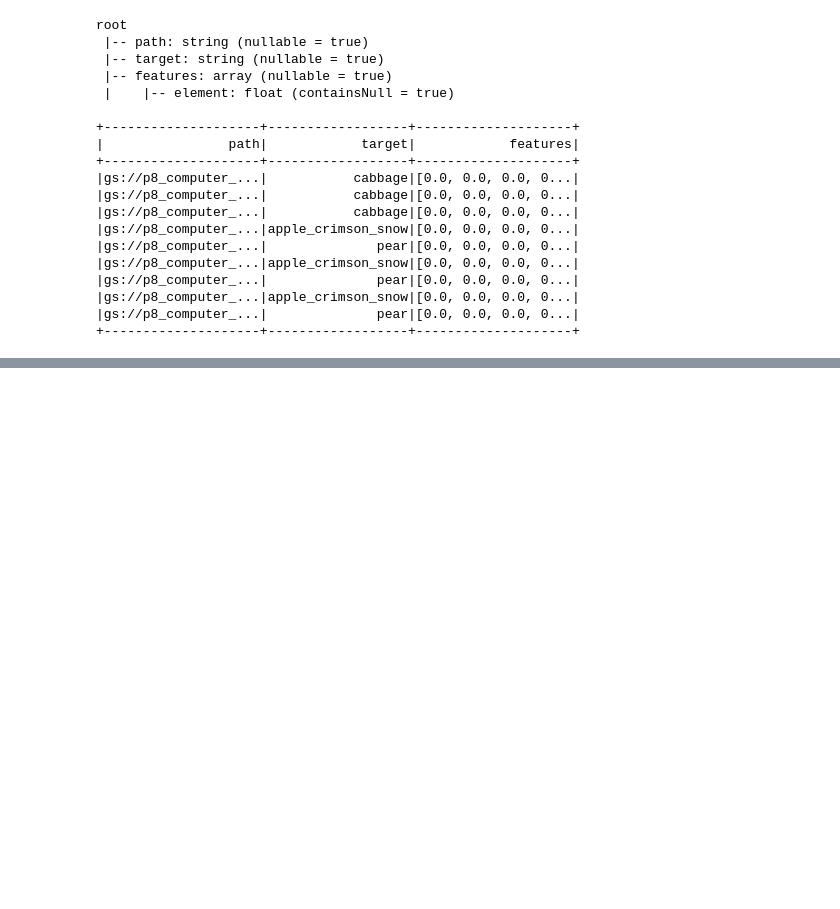
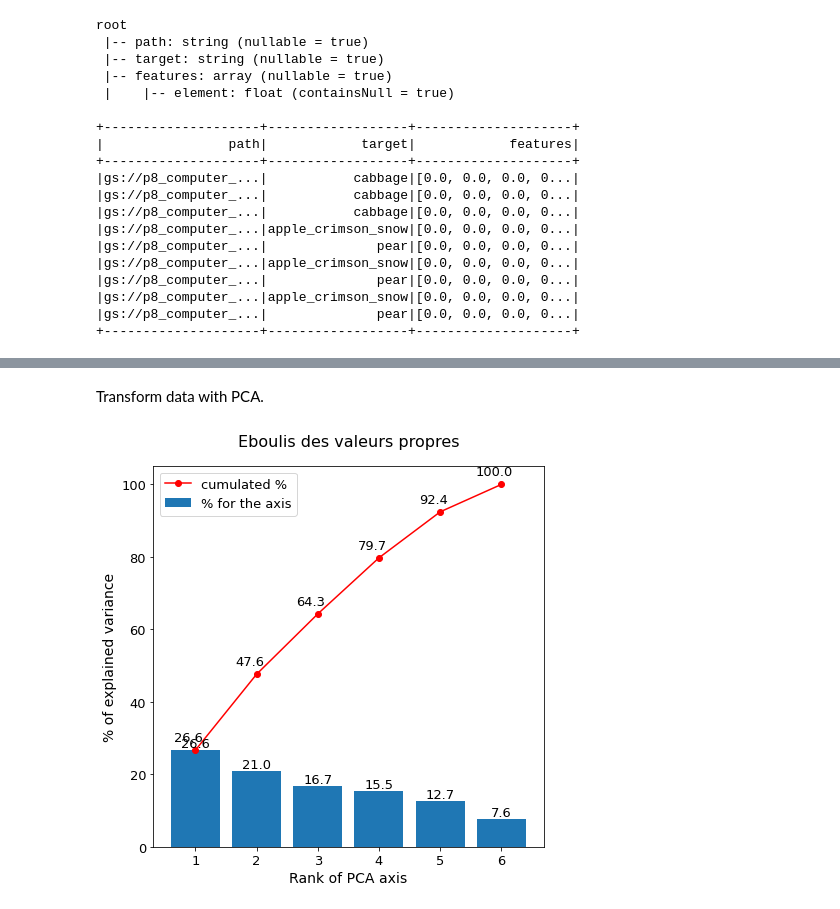
Before and after one commit to florabajolet/OCR8_spark_hadoop, a Jupyter notebook: P8_spark.ipynb, the cells around one changed output, grey strips where cells are left out. Drawn from its saved outputs; the diff is of its cells as text; code cells hidden in the pictures; blank space fills up the shorter version.

```diff
--- a/P8_spark.ipynb
+++ b/P8_spark.ipynb
@@ -151,0 +188,7 @@ def pandas_plus_one(iterator: Iterator[pd.Series]) -> Iterator[pd.Series]:
+# %%
+data = [('James','Smith','M',30),('Anna','Rose','F',41),
+  ('Robert','Williams','M',62),
+]
+columns = ["firstname","lastname","gender","salary"]
+df = spark.createDataFrame(data=data, schema = columns)
+df.show()
@@ -317,3 +419,8 @@ root
 |gs://p8_computer_...|apple_crimson_snow|[0.0, 0.0, 0.0, 0...|
 |gs://p8_computer_...|              pear|[0.0, 0.0, 0.0, 0...|
 +--------------------+------------------+--------------------+
+# %%
+list_to_vector_udf = udf(lambda l: Vectors.dense(l), VectorUDT())
+
+features_df = features_df.select(col("path"),  col("target"), list_to_vector_udf(features_df["features"]) \
+                        .alias("features"))
@@ -319,0 +447,5 @@ root
+# %%
+preprocessor = StandardScaler(withMean=True, inputCol="features", outputCol="features_scaled")
+preprocessor_fitted = preprocessor.fit(features_df)
+features_df_scaled = preprocessor_fitted.transform(features_df)
+features_df_scaled.show()
@@ -319,0 +466,2 @@ root
+# %% [markdown]
+Transform data with PCA.
@@ -319,0 +512,6 @@ root
+# %%
+pca = PCA(k=6, inputCol="features_scaled", outputCol="pca_axis")
+# %%
+reduced_data = pca_pyspark(pca, features_df_scaled)
+# %% [output]
+[figure, added]
```
Also changed, not shown: parts of 29 cells of this notebook.
